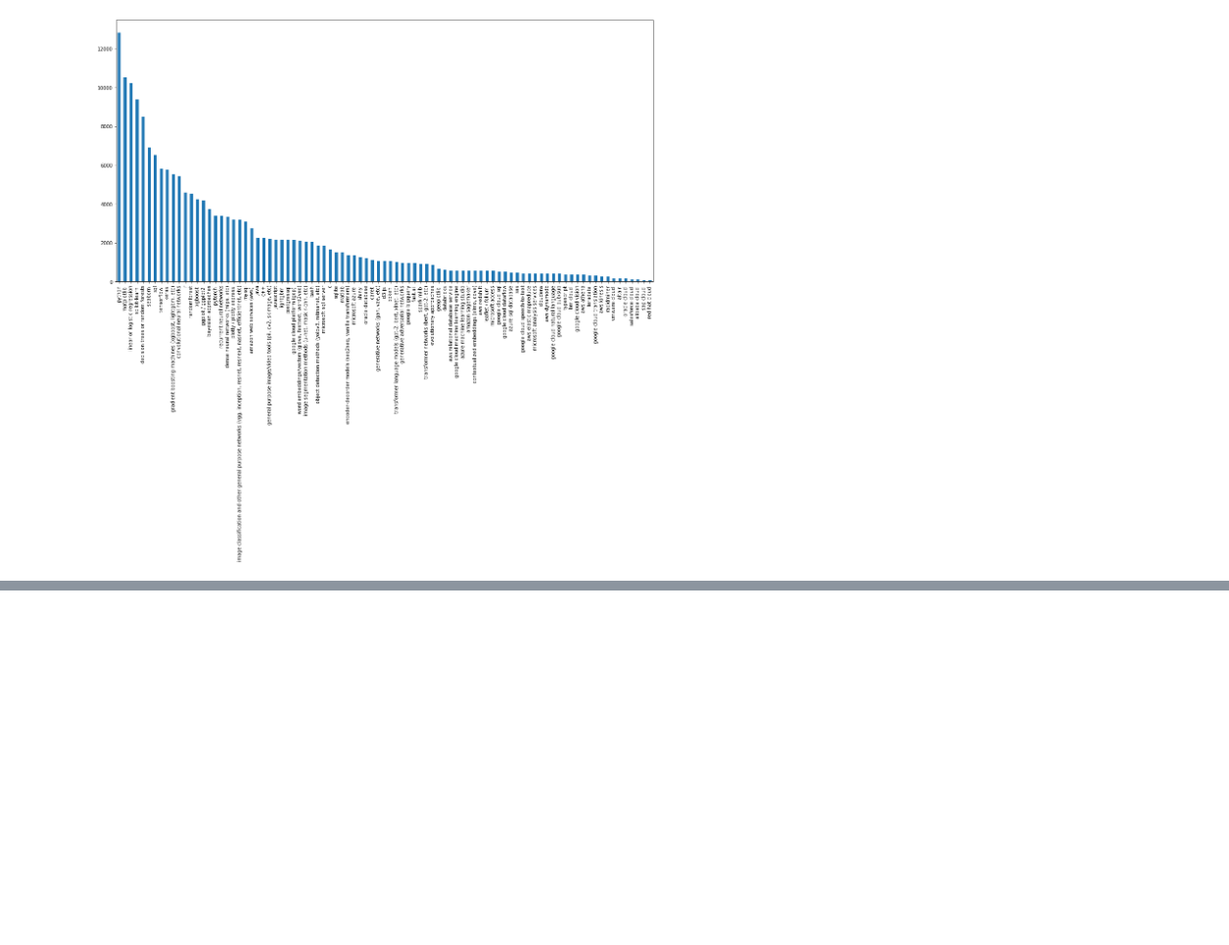
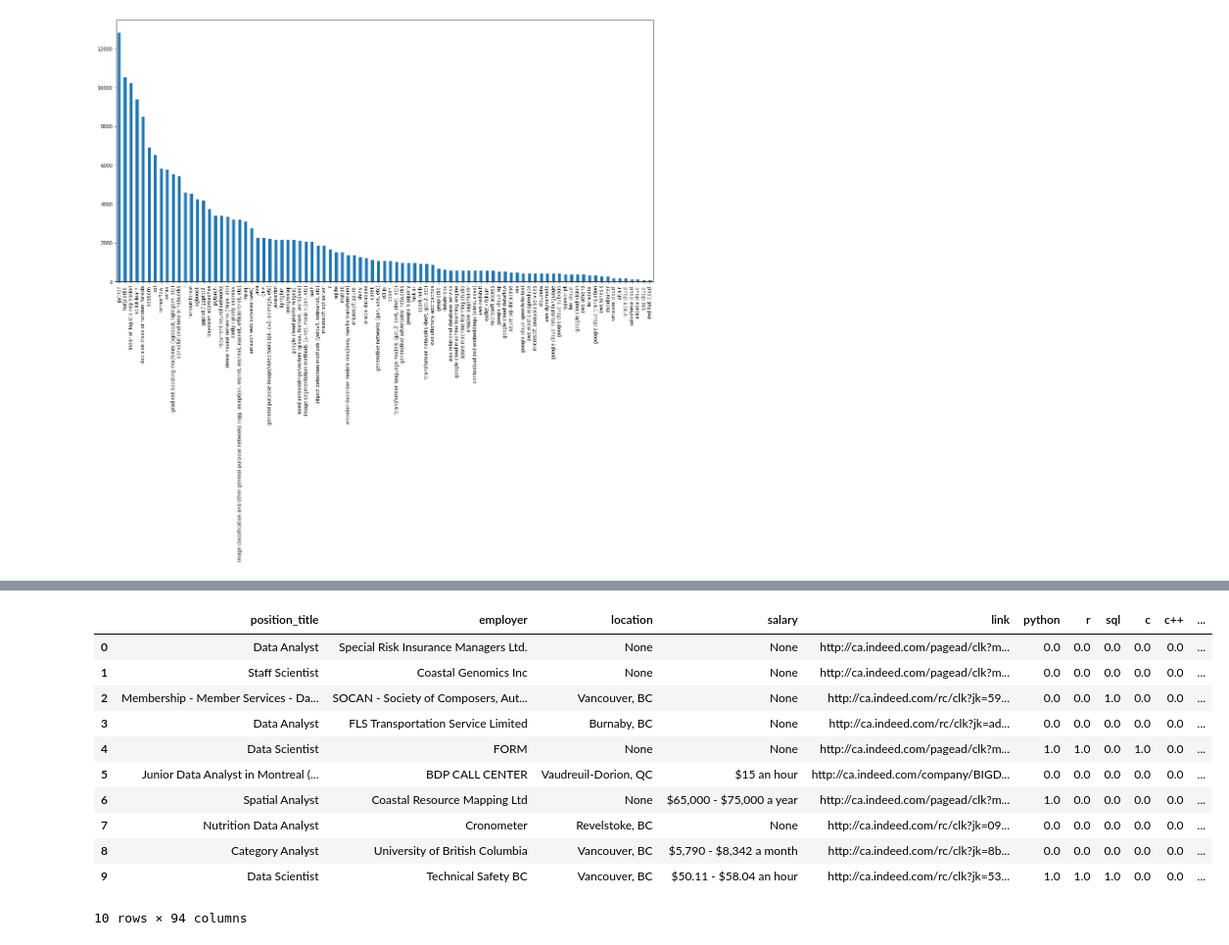
Before and after one commit to atkinssamuel/EdTech, a Jupyter notebook: 1-MIE-curriculum-design/1-MIE-curriculum-design-atkins.ipynb, the cells around one changed output, grey strips where cells are left out. Shown: that part at 98% size. Saved outputs shown, nothing was run; the diff lists cells and outputs as text; code cells hidden in the pictures; blank space fills up the shorter version.

```diff
--- a/1-MIE-curriculum-design/1-MIE-curriculum-design-atkins.ipynb
+++ b/1-MIE-curriculum-design/1-MIE-curriculum-design-atkins.ipynb
@@ -195,0 +195,8 @@ def get_jobs():
+# %%
+print(len(job_info))
+job_info_df = pd.DataFrame(job_info)
+job_info_df.drop_duplicates(['link'], keep='first')
+job_info_df["position_title"] = job_info_df["position_title"].replace('', np.nan)
+job_info_df = job_info_df.dropna(subset=['position_title'])
+print(job_info_df.shape)
+print(job_info_df.head())
@@ -195,0 +261,16 @@ def get_jobs():
+# %%
+job_info_details = get_job_details(job_info_df)
+job_info_details.head(10)
+# %% [output]
+|  | position_title | employer | location | salary | link | python | r | sql | c | c++ | ... |
+| 0 | Data Analyst | Special Risk Insurance Managers Ltd. | None | None | http://ca.indeed.com/pagead/clk?m... | 0.0 | 0.0 | 0.0 | 0.0 | 0.0 | ... |
+| 1 | Staff Scientist | Coastal Genomics Inc | None | None | http://ca.indeed.com/pagead/clk?m... | 0.0 | 0.0 | 0.0 | 0.0 | 0.0 | ... |
+| 2 | Membership - Member Services - Da... | SOCAN - Society of Composers, Aut... | Vancouver, BC | None | http://ca.indeed.com/rc/clk?jk=59... | 0.0 | 0.0 | 1.0 | 0.0 | 0.0 | ... |
+| 3 | Data Analyst | FLS Transportation Service Limited | Burnaby, BC | None | http://ca.indeed.com/rc/clk?jk=ad... | 0.0 | 0.0 | 0.0 | 0.0 | 0.0 | ... |
+| 4 | Data Scientist | FORM | None | None | http://ca.indeed.com/pagead/clk?m... | 1.0 | 1.0 | 0.0 | 1.0 | 0.0 | ... |
+| 5 | Junior Data Analyst in Montreal (... | BDP CALL CENTER | Vaudreuil-Dorion, QC | $15 an hour | http://ca.indeed.com/company/BIGD... | 0.0 | 0.0 | 0.0 | 0.0 | 0.0 | ... |
+| 6 | Spatial Analyst | Coastal Resource Mapping Ltd | None | $65,000 - $75,000 a year | http://ca.indeed.com/pagead/clk?m... | 1.0 | 0.0 | 0.0 | 0.0 | 0.0 | ... |
+| 7 | Nutrition Data Analyst | Cronometer | Revelstoke, BC | None | http://ca.indeed.com/rc/clk?jk=09... | 0.0 | 0.0 | 0.0 | 0.0 | 0.0 | ... |
+| 8 | Category Analyst | University of British Columbia | Vancouver, BC | $5,790 - $8,342 a month | http://ca.indeed.com/rc/clk?jk=8b... | 0.0 | 0.0 | 0.0 | 0.0 | 0.0 | ... |
+| 9 | Data Scientist | Technical Safety BC | Vancouver, BC | $50.11 - $58.04 an hour | http://ca.indeed.com/rc/clk?jk=53... | 1.0 | 1.0 | 1.0 | 0.0 | 0.0 | ... |
+10 rows × 94 columns
```
Also changed, not shown: parts of 13 cells of this notebook, 2 other files.
